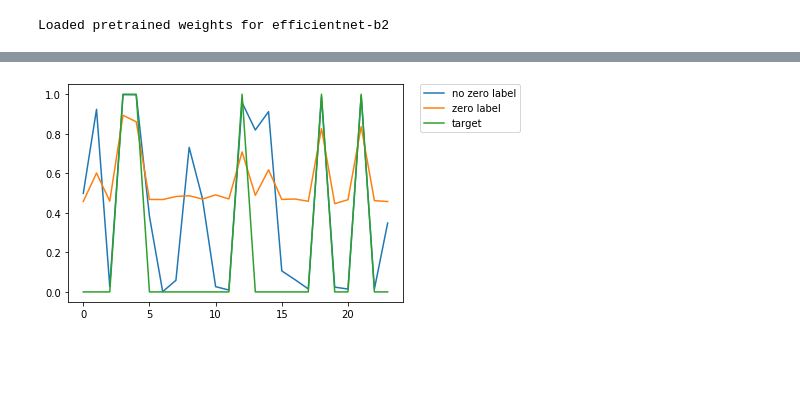
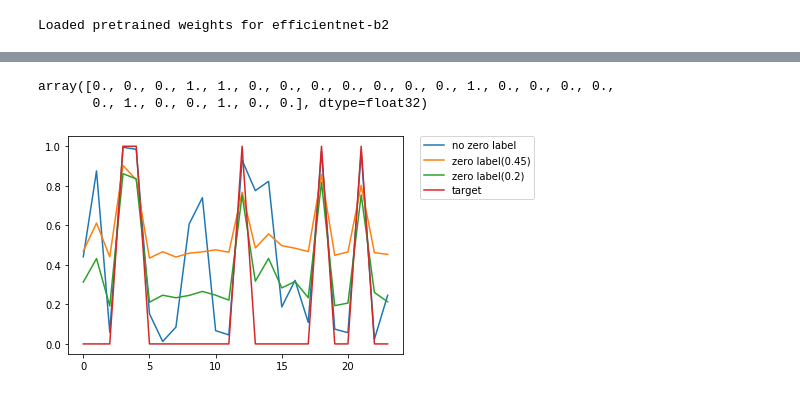
Before and after one commit to kuto5046/kaggle-rainforest, a Jupyter notebook: model_output.ipynb, the cells around one changed output, grey strips where cells are left out. Cells and saved outputs as stored; diff of their text form; code cells hidden in the pictures; blank space fills up the shorter version.

```diff
--- a/model_output.ipynb
+++ b/model_output.ipynb
@@ -355,8 +367,12 @@ def add_pseudo_label(labels, recording_id, pseudo_df, beginning_time=None, endin
+# %%
+loader_config = config["loader"]["valid"]
+loader = data.DataLoader(dataset, **loader_config)
 # %%
 model = get_model(config)
 model_name = "EfficientNetSED"
 fold=0
-output_dir = Path("output/0203_195731")
+# output_dir = Path("output/0203_195731")
+output_dir = Path("output/0208_212248")
 try:
     ckpt = torch.load(output_dir / f'{model_name}-{fold}-v0.ckpt')  # TODO foldごとのモデルを取得できるようにする
 except:
@@ -426,3 +491,34 @@ with torch.no_grad():
             break
 # %% [output]
 Loaded pretrained weights for efficientnet-b2
+# %%
+model = get_model(config)
+model_name = "EfficientNetSED"
+fold=0
+# output_dir = Path("output/0123_181828")
+output_dir = Path("output/0208_212248")  # 0.2 smoothing
+try:
+    ckpt = torch.load(output_dir / f'{model_name}-{fold}-v0.ckpt')  # TODO foldごとのモデルを取得できるようにする
+except:
+    ckpt = torch.load(output_dir / f'{model_name}-{fold}.ckpt')  # TODO foldごとのモデルを取得できるようにする
+model.load_state_dict(ckpt['state_dict'])
+model.eval().to(device)
+
+
+output_key = "logit"
+pseudo_label_dict = {}
+with torch.no_grad():
+    # xは複数のlist
+    count = 0
+    for (x_list, y), recording_id in tqdm(zip(loader, all_recording_ids)):
+        count += 1
+        batch_size = x_list.shape[0]
+        x = x_list.view(-1, x_list.shape[2], x_list.shape[3], x_list.shape[4])  # batch>1でも可
+        x = x.to(device)
+        output = model.model(x, None, False)
+        output = output[output_key]
+        output = output.view(batch_size, -1, 24)  # (1, 6, 24)
+        new_pred2 = output.sigmoid().detach().cpu().numpy()[0].max(axis=0)  # 1batchを前提に0こ目だけ取得
+        target = y.cpu().numpy()[0]
+        if count == 8:
+            break
@@ -429,10 +542,17 @@ Loaded pretrained weights for efficientnet-b2
+# %%
+target
+# %% [output]
+array([0., 0., 0., 1., 1., 0., 0., 0., 0., 0., 0., 0., 1., 0., 0., 0., 0.,
+       0., 1., 0., 0., 1., 0., 0.], dtype=float32)
 # %%
 import matplotlib.pyplot as plt
 
 plt.plot(old_pred, label="no zero label")
-plt.plot(new_pred, label="zero label")
+plt.plot(new_pred, label="zero label(0.45)")
+plt.plot(new_pred2, label="zero label(0.2)")
+#plt.ylim(0,1)
 plt.plot(target, label="target")
 plt.legend(bbox_to_anchor=(1.05, 1), loc='upper left', borderaxespad=0)
 plt.show()
 # %% [output]
-[figure, old version]
+[figure, new version]
```
Also changed, not shown: parts of 6 cells of this notebook, 1 other file.
